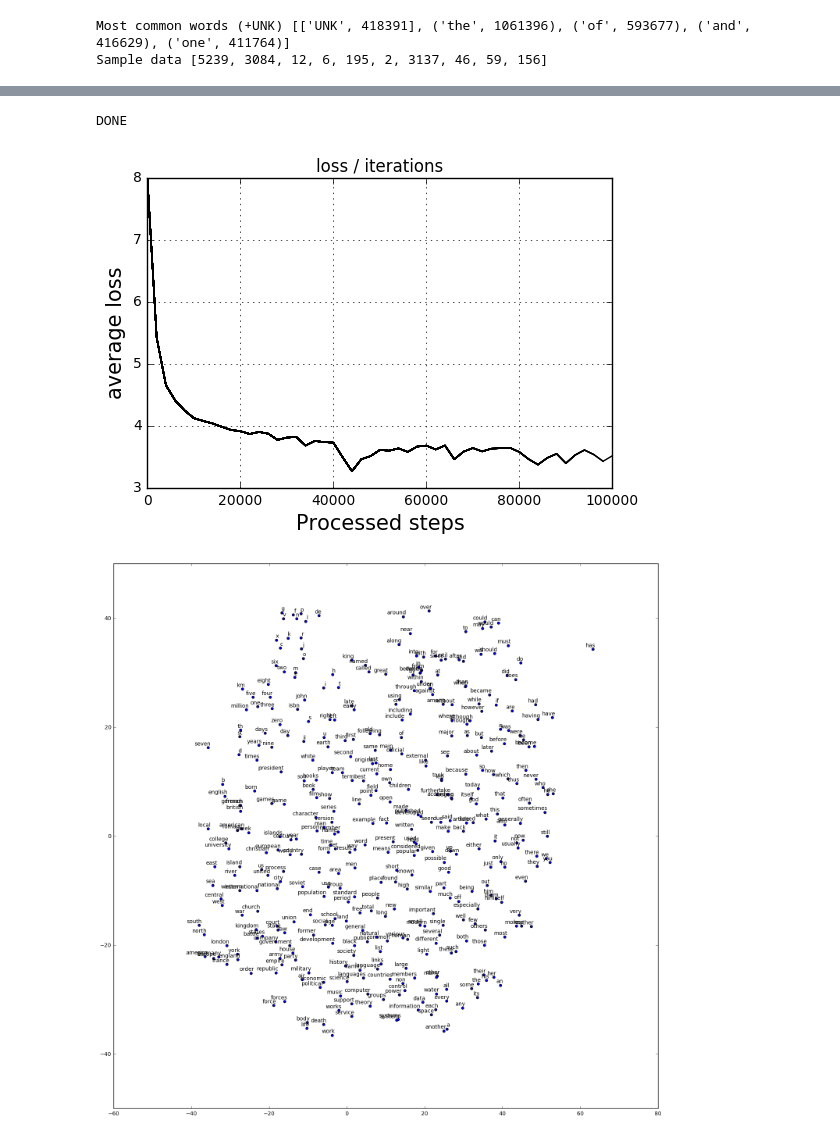
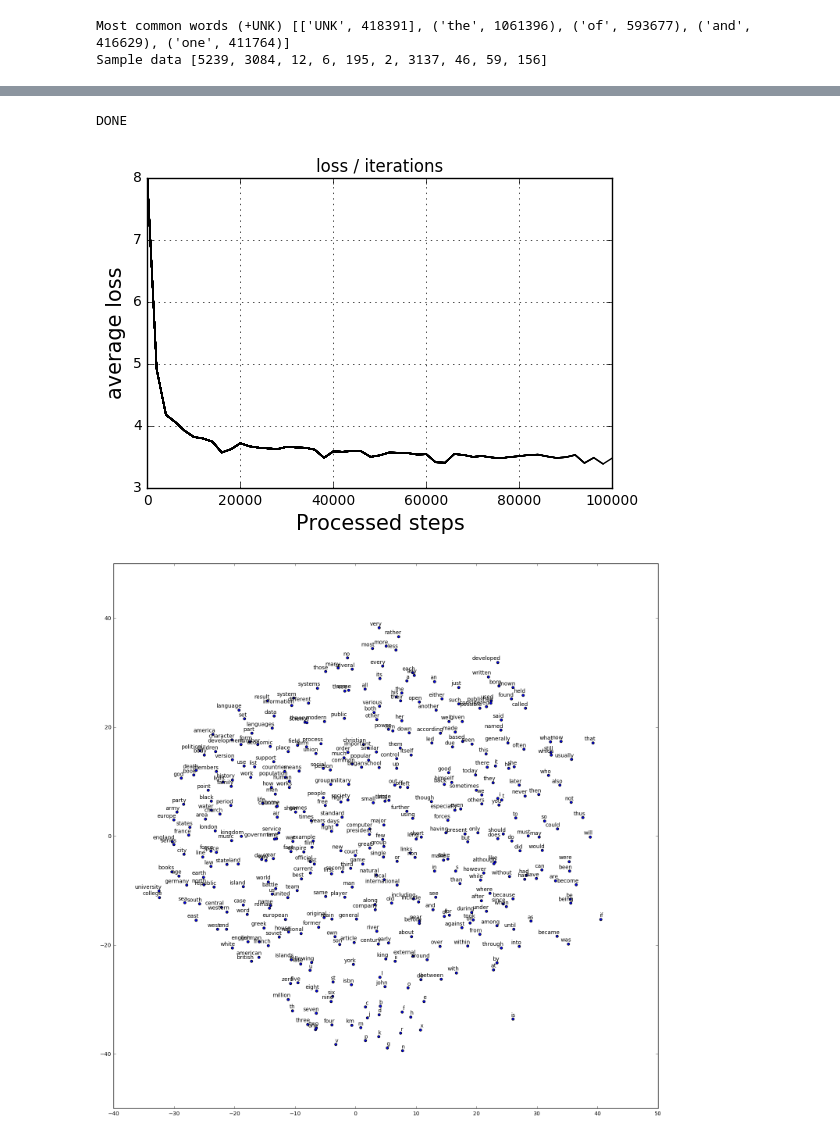
Before and after one commit to vlievin/word2vec-tensorflow-tutorial, a Jupyter notebook: word2vec.ipynb, the cells around one changed output, grey strips where cells are left out. Saved outputs shown, nothing was run; the diff lists cells and outputs as text; code cells hidden in the pictures.

Commit message:
weights initialisation

```diff
--- a/word2vec.ipynb
+++ b/word2vec.ipynb
@@ -156,10 +156,10 @@ with graph.as_default():
     train_labels = tf.placeholder( tf.int32, shape=[batch_size,1] )
     valid_dataset = tf.constant( valid_examples, dtype=tf.int32 )
 
-    # Variables. # TODO /!\
-    embeddings = tf.Variable(tf.random_normal([vocabulary_size, embedding_size], stddev=0.35))
-    softmax_weights = tf.Variable( tf.random_normal([vocabulary_size, embedding_size],
-                            stddev=0.35))
+    # Variables.
+    embeddings = tf.Variable(tf.random_uniform([vocabulary_size, embedding_size], -1.0, 1.0))
+    softmax_weights = tf.Variable(tf.truncated_normal([vocabulary_size, embedding_size],
+                            stddev=1.0 / math.sqrt(embedding_size)))
     softmax_biases = tf.Variable(tf.zeros([vocabulary_size]))
 
     # Model.
@@ -196,7 +196,7 @@ with tf.Session(graph=graph) as session:
     # We must initialize all variables before we use them.
     init.run()
     print "Initialized"
-
+    log = None
     average_loss = 0
     for step in xrange(num_steps):
         batch_data, batch_labels = generate_batch(batch_size, num_skips, skip_window)
@@ -213,34 +213,34 @@ with tf.Session(graph=graph) as session:
             YY.append(average_loss)
             XX.append(step)
             plt.plot(XX, YY, 'black')
             plt.ylabel('average loss', fontsize=15)
             plt.xlabel('Processed steps', fontsize=15)
             plt.title('', fontsize=20)
             plt.grid('on')
             plt.title('loss / iterations')
             plt.savefig("out.png")
             display.display(display.Image(filename="out.png"))
             display.clear_output(wait=True)
 
             # display Nearest neighbors
             # Note that this is expensive (~20% slowdown if computed every 500 steps)
             if step % 10000 == 0:
                 sim = similarity.eval()
                 for i in xrange(valid_size):
                     valid_word = reverse_dictionary[valid_examples[i]]
                     top_k = 8 # number of nearest neighbors
                     nearest = (-sim[i, :]).argsort()[1:top_k+1]
                     log = "Nearest to %s:" % valid_word
                     for k in xrange(top_k):
                         close_word = reverse_dictionary[nearest[k]]
                         log = "%s %s," % (log, close_word)
 
             average_loss = 0
     final_embeddings = normalized_embeddings.eval()
 print "DONE"
 # %% [output]
 DONE
-[figure, old version]
+[figure, new version]
 # %%
 # Step 6: Visualize the embeddings.
 
@@ -260,4 +260,4 @@ two_d_embeddings = tsne.fit_transform(final_embeddings[1:num_points+1, :])
 words = [reverse_dictionary[i] for i in xrange(1, num_points+1)]
 plot_with_labels(two_d_embeddings, words)
 # %% [output]
-[figure, old version]
+[figure, new version]
```
Also changed, not shown: parts of 1 cell of this notebook, 2 other files.
